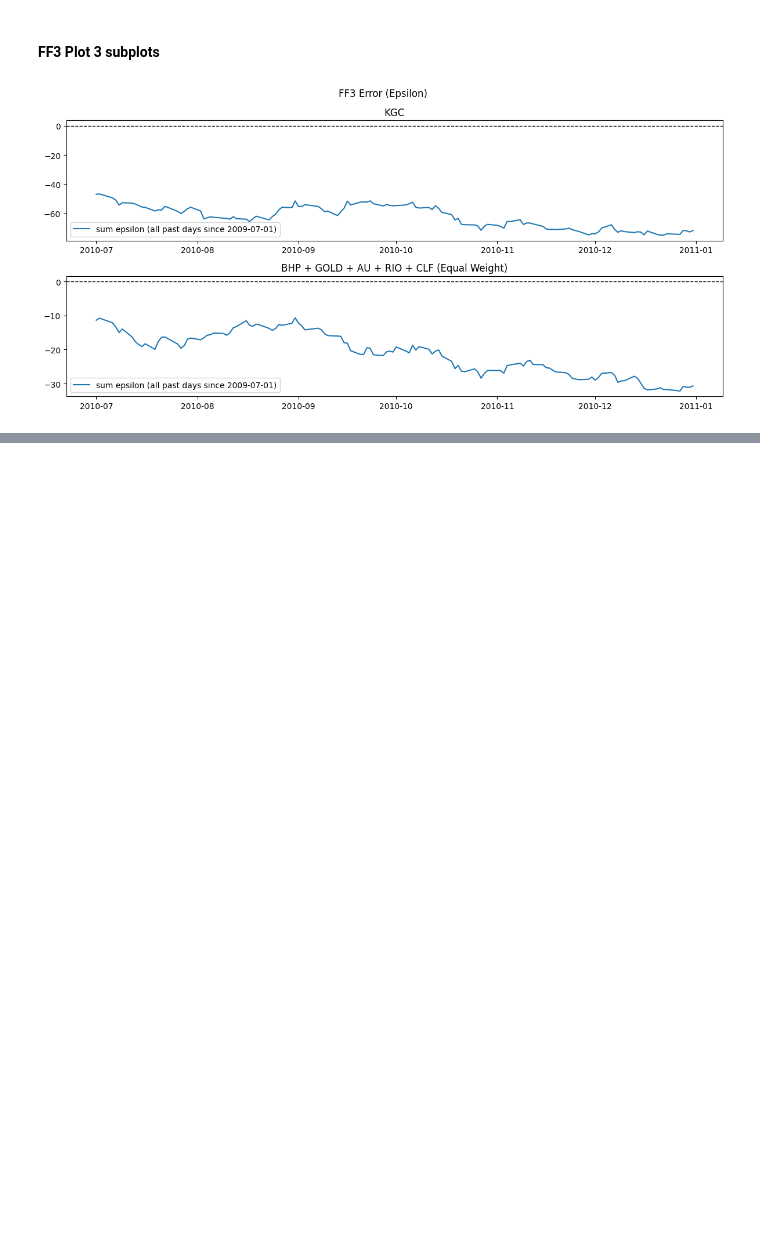
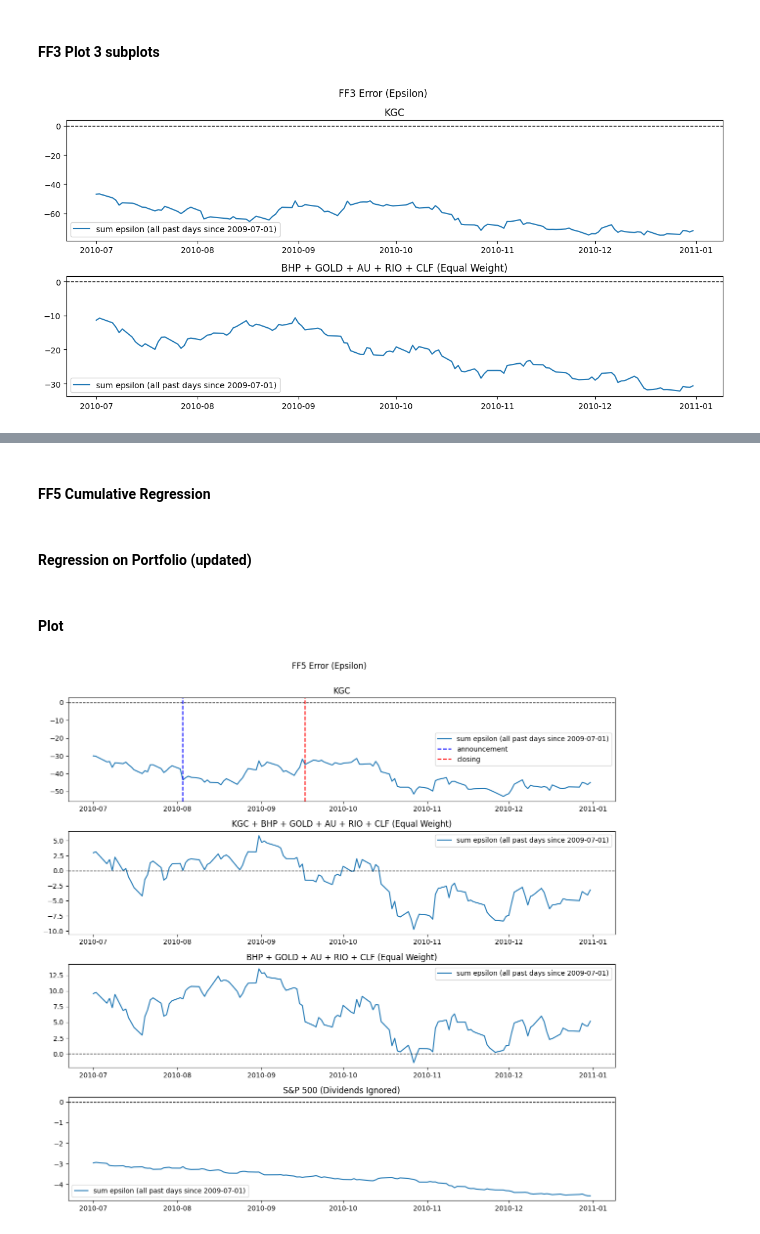
Before and after one commit to chrisliii/FINE-452, a Jupyter notebook: M&A_CAPM_FF3_Daily_Portfolio_KGC.ipynb, the cells around one changed output, grey strips where cells are left out. Drawn from its saved outputs; the diff is of its cells as text; code cells hidden in the pictures; blank space fills up the shorter version.

```diff
--- a/M&A_CAPM_FF3_Daily_Portfolio_KGC.ipynb
+++ b/M&A_CAPM_FF3_Daily_Portfolio_KGC.ipynb
@@ -712,0 +718,2 @@ fig.tight_layout(rect=[0, 0.03, 1, 0.95])
+# %% [markdown]
+#### FF5 Cumulative Regression
@@ -712,0 +787,2 @@ fig.tight_layout(rect=[0, 0.03, 1, 0.95])
+# %% [markdown]
+#### Regression on Portfolio (updated)
@@ -712,0 +871,43 @@ fig.tight_layout(rect=[0, 0.03, 1, 0.95])
+# %% [markdown]
+#### Plot
+# %%
+fig, (ax1, ax2, ax3, ax4) = plt.subplots(4, dpi=100, figsize=(12,12))
+fig.suptitle('FF5 Error (Epsilon)')
+
+begin_date = datetime(2009, 7, 1)
+begin_date_label = '2009-07-01'
+end_date = datetime(2011, 1, 1)
+
+#BUD
+df_ticker_FF = FF5CumulativeRegression('KGC', begin_date, end_date)
+ax1.plot(df_ticker_FF.Date, df_ticker_FF.CumSumEpsilon, label='sum epsilon (all past days since {})'.format(begin_date_label))
+ax1.axhline(y=0, linewidth=1, color='black', linestyle='--')
+ax1.axvline(x=datetime(2010,8,3), color='blue', linestyle='--', label='announcement')
+ax1.axvline(x=datetime(2010,9,17), color='red', linestyle='--', label='closing')
+ax1.title.set_text('KGC')
+ax1.legend()
+
+#Portfolio with BUD
+df_ticker_FF = FF5CumulativeRegressionPortfolio(['KGC', 'BHP', 'GOLD', 'AU', 'RIO', 'CLF'], begin_date, end_date)
+ax2.plot(df_ticker_FF.Date, df_ticker_FF.CumSumEpsilon, label='sum epsilon (all past days since {})'.format(begin_date_label))
+ax2.axhline(y=0, linewidth=1, color='black', linestyle='--')
+ax2.title.set_text('KGC + BHP + GOLD + AU + RIO + CLF (Equal Weight)')
+ax2.legend()
+
+#Portfolio without BUD
+df_ticker_FF = FF5CumulativeRegressionPortfolio(['BHP', 'GOLD', 'AU', 'RIO', 'CLF'], begin_date, end_date)
+ax3.plot(df_ticker_FF.Date, df_ticker_FF.CumSumEpsilon, label='sum epsilon (all past days since {})'.format(begin_date_label))
+ax3.axhline(y=0, linewidth=1, color='black', linestyle='--')
+ax3.title.set_text('BHP + GOLD + AU + RIO + CLF (Equal Weight)')
+ax3.legend()
+
+#S&P 500
+df_ticker_FF = FF5CumulativeRegression('^GSPC', begin_date, end_date)
+ax4.plot(df_ticker_FF.Date, df_ticker_FF.CumSumEpsilon, label='sum epsilon (all past days since {})'.format(begin_date_label))
+ax4.axhline(y=0, linewidth=1, color='black', linestyle='--')
+ax4.title.set_text('S&P 500 (Dividends Ignored)')
+ax4.legend()
+
+fig.tight_layout(rect=[0, 0.03, 1, 0.95])
+# %% [output]
+[figure, added]
```
Also changed, not shown: parts of 6 cells of this notebook.
